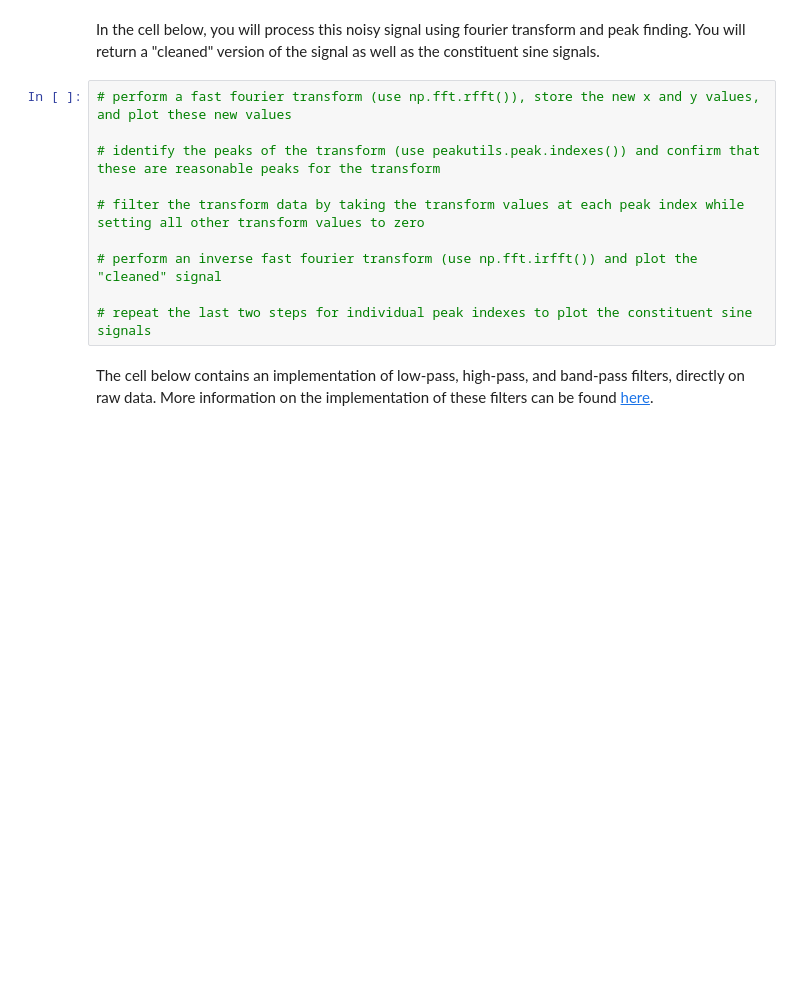
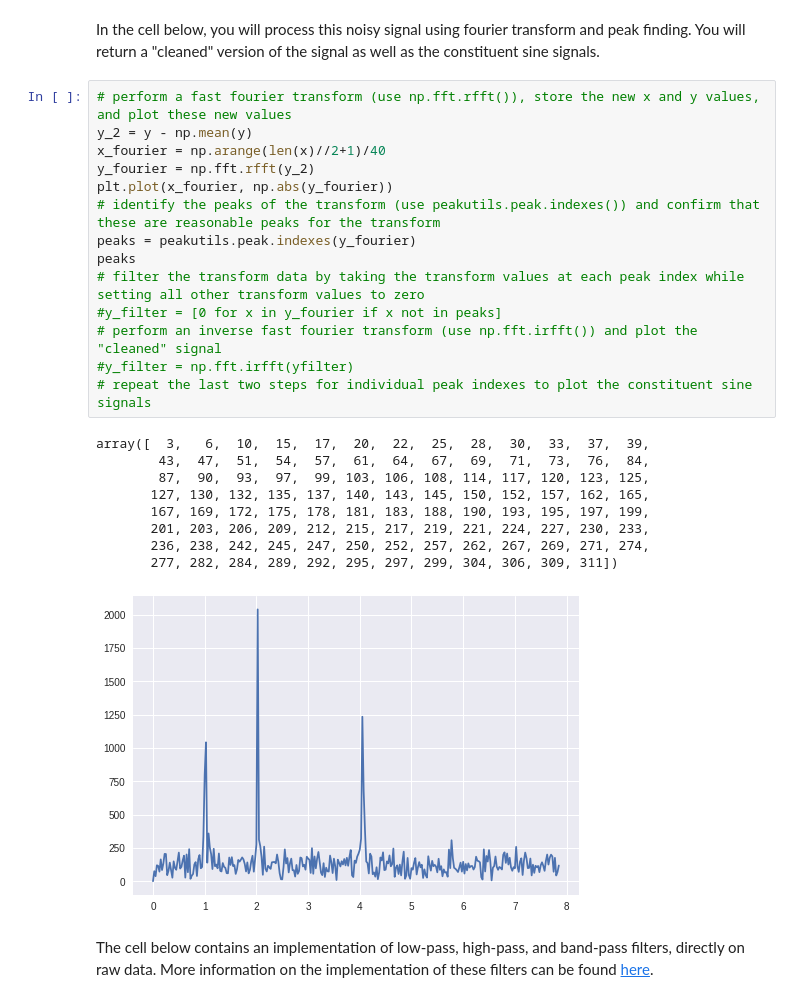
Before and after one commit to vishnurmurthy/Week2_public, a Jupyter notebook: 05_SignalCleanup.ipynb, the cells around one changed output. Saved outputs shown, nothing was run; the diff lists cells and outputs as text; blank space fills up the shorter version.

```diff
--- a/05_SignalCleanup.ipynb
+++ b/05_SignalCleanup.ipynb
@@ -197,14 +194,28 @@ plt.show()
 In the cell below, you will process this noisy signal using fourier transform and peak finding. You will return a "cleaned" version of the signal as well as the constituent sine signals.
 # %%
 # perform a fast fourier transform (use np.fft.rfft()), store the new x and y values, and plot these new values
-
+y_2 = y - np.mean(y)
+x_fourier = np.arange(len(x)//2+1)/40
+y_fourier = np.fft.rfft(y_2)
+plt.plot(x_fourier, np.abs(y_fourier))
 # identify the peaks of the transform (use peakutils.peak.indexes()) and confirm that these are reasonable peaks for the transform
-
+peaks = peakutils.peak.indexes(y_fourier)
+peaks
 # filter the transform data by taking the transform values at each peak index while setting all other transform values to zero
-
+#y_filter = [0 for x in y_fourier if x not in peaks]
 # perform an inverse fast fourier transform (use np.fft.irfft()) and plot the "cleaned" signal
-
+#y_filter = np.fft.irfft(yfilter)
 # repeat the last two steps for individual peak indexes to plot the constituent sine signals
+# %% [output]
+array([  3,   6,  10,  15,  17,  20,  22,  25,  28,  30,  33,  37,  39,
+        43,  47,  51,  54,  57,  61,  64,  67,  69,  71,  73,  76,  84,
+        87,  90,  93,  97,  99, 103, 106, 108, 114, 117, 120, 123, 125,
+       127, 130, 132, 135, 137, 140, 143, 145, 150, 152, 157, 162, 165,
+       167, 169, 172, 175, 178, 181, 183, 188, 190, 193, 195, 197, 199,
+       201, 203, 206, 209, 212, 215, 217, 219, 221, 224, 227, 230, 233,
+       236, 238, 242, 245, 247, 250, 252, 257, 262, 267, 269, 271, 274,
+       277, 282, 284, 289, 292, 295, 297, 299, 304, 306, 309, 311])
+[figure, added]
 # %% [markdown]
 The cell below contains an implementation of low-pass, high-pass, and band-pass filters, directly on raw data. More information on the implementation of these filters can be found [here](https://plot.ly/python/fft-filters/#lowpass-filter).
 # %%
```
Also changed, not shown: parts of 3 cells of this notebook.
